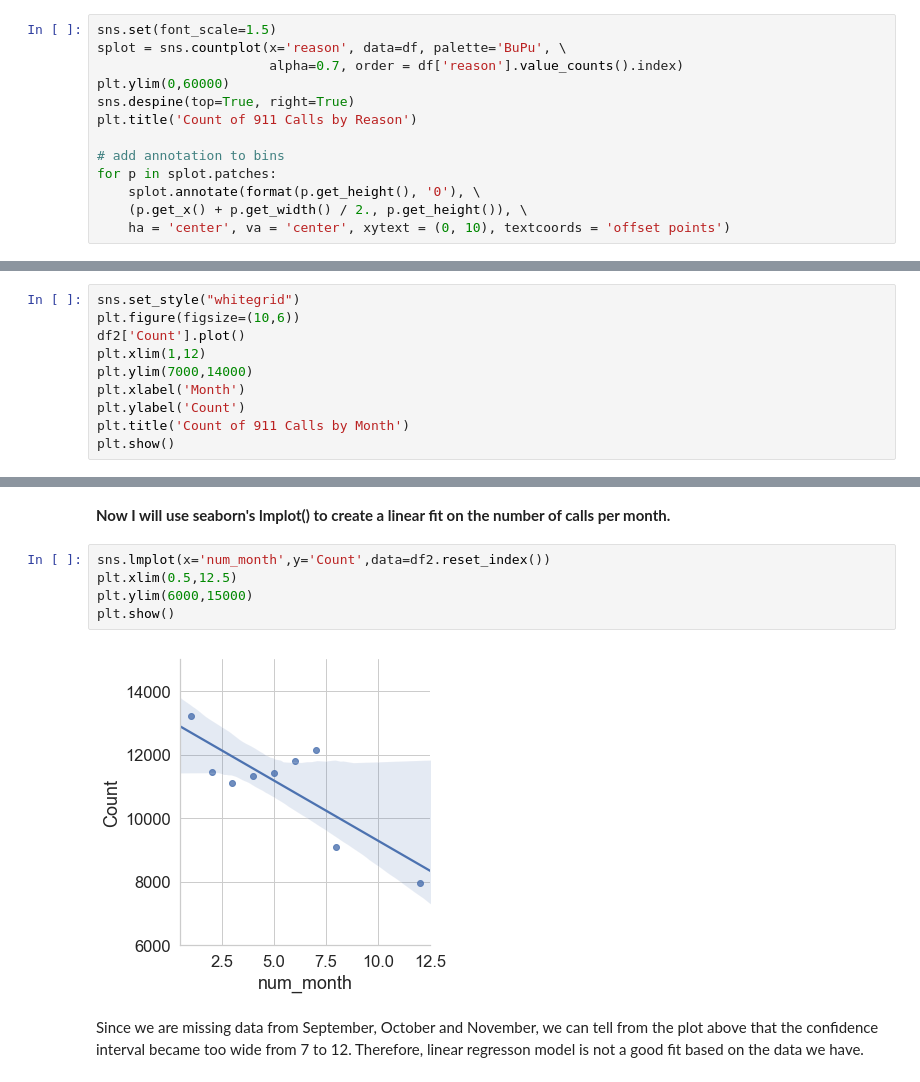
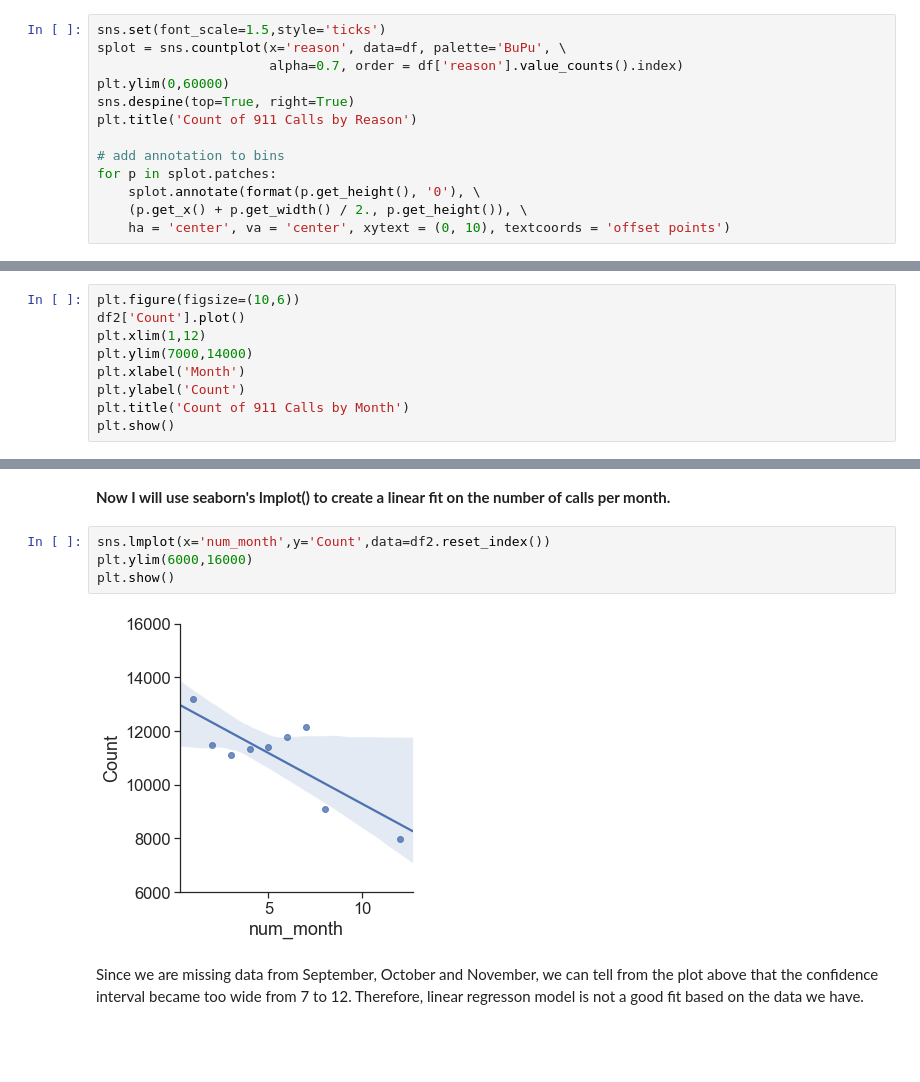
Before and after one commit to Yinying-Lisa/911-Calls-Capstone-Project, a Jupyter notebook: 911-Calls-Data-Capstone-Project.ipynb, the cells around one changed output, grey strips where cells are left out. Drawn from its saved outputs; the diff is of its cells as text; blank space fills up the shorter version.

```diff
--- a/911-Calls-Data-Capstone-Project.ipynb
+++ b/911-Calls-Data-Capstone-Project.ipynb
@@ -113,7 +113,7 @@ df['reason'].value_counts().idxmax()
 # %% [markdown]
 **Now use seaborn to create a countplot of 911 calls by Reason.**
 # %%
-sns.set(font_scale=1.5)
+sns.set(font_scale=1.5,style='ticks')
 splot = sns.countplot(x='reason', data=df, palette='BuPu', \
                       alpha=0.7, order = df['reason'].value_counts().index)
 plt.ylim(0,60000)
@@ -208,7 +208,6 @@ df2
 # %% [markdown]
 **Now create a simple plot off of the dataframe indicating the count of calls per month.**
 # %%
-sns.set_style("whitegrid")
 plt.figure(figsize=(10,6))
 df2['Count'].plot()
 plt.xlim(1,12)
@@ -223,11 +222,10 @@ plt.show()
 **Now I will use seaborn's lmplot() to create a linear fit on the number of calls per month.**
 # %%
 sns.lmplot(x='num_month',y='Count',data=df2.reset_index())
-plt.xlim(0.5,12.5)
-plt.ylim(6000,15000)
+plt.ylim(6000,16000)
 plt.show()
 # %% [output]
-[figure, old version]
+[figure, new version]
 # %% [markdown]
 Since we are missing data from September, October and November, we can tell from the plot above that the confidence interval became too wide from 7 to 12. Therefore, linear regresson model is not a good fit based on the data we have.
 # %% [markdown]
```
Also changed, not shown: parts of 9 cells of this notebook.
